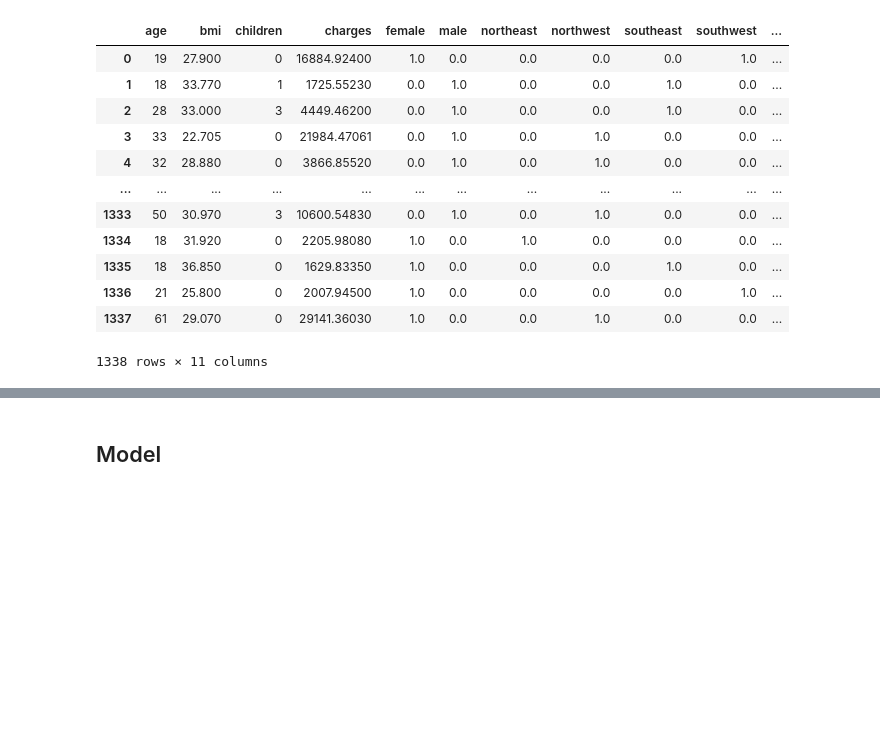
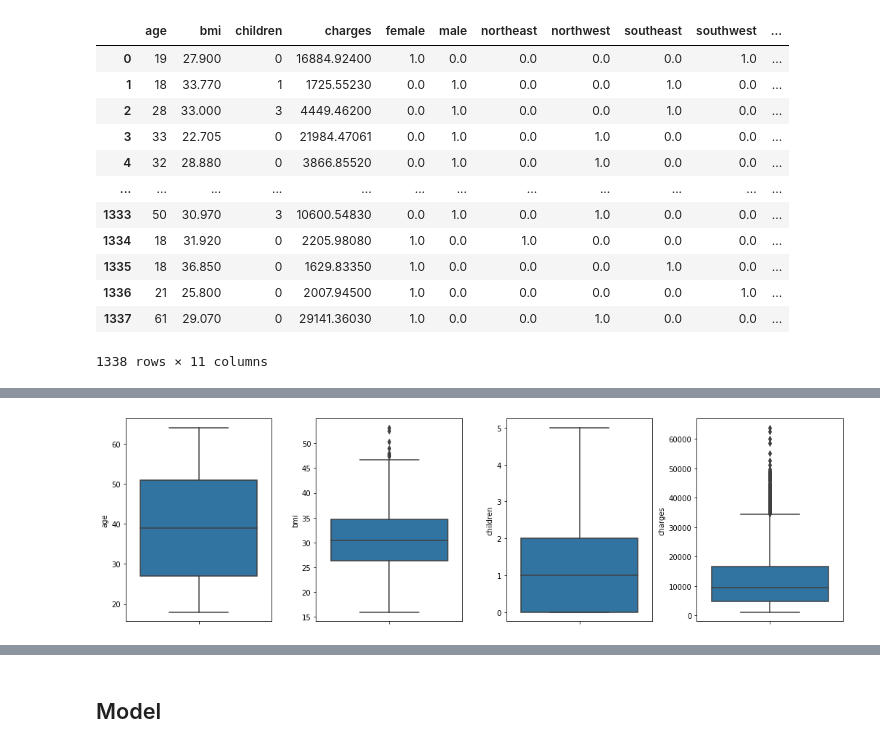
Before and after one commit to infoshareacademy/jdszr8-mmpk, a Jupyter notebook: ML/Random_forest_reg.ipynb, the cells around one changed output, grey strips where cells are left out. Cells and saved outputs as stored; diff of their text form; code cells hidden in the pictures; blank space fills up the shorter version.

```diff
--- a/ML/Random_forest_reg.ipynb
+++ b/ML/Random_forest_reg.ipynb
@@ -121,0 +162,8 @@ df_new
+# %%
+f, axes = plt.subplots(1, len(df_new.columns)-7,figsize=(15, 5))
+f.tight_layout(pad=3.0)
+# gs = fig.add_gridspec(2, 2, hspace=0, wspace=0)
+for i in range(0,len(df_new.columns)-7):
+    sns.boxplot(y=df_new[df_new.columns[i]], ax=axes[i])
+# %% [output]
+[figure, added]
```
Also changed, not shown: parts of 31 cells of this notebook.
